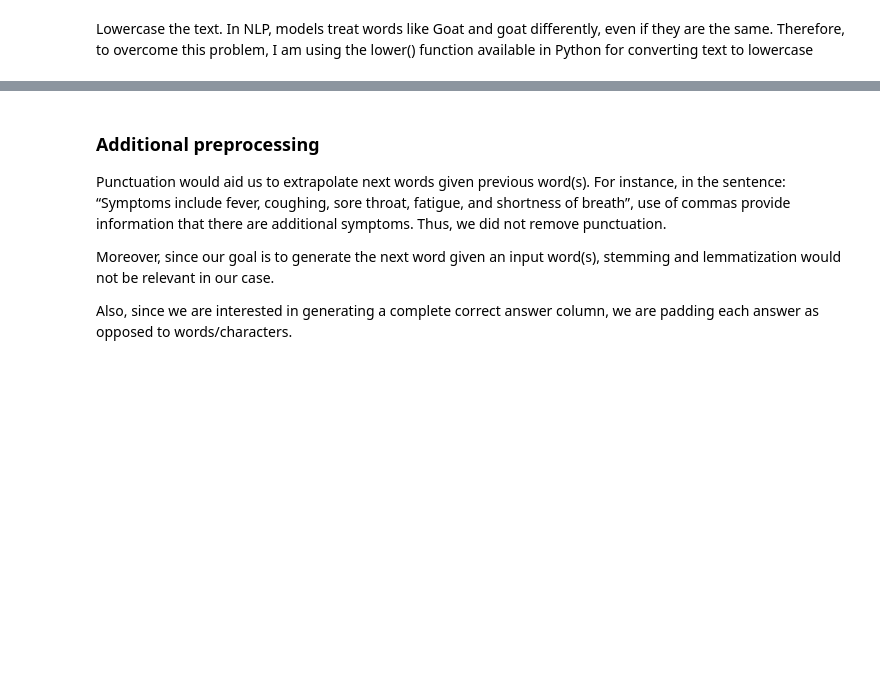
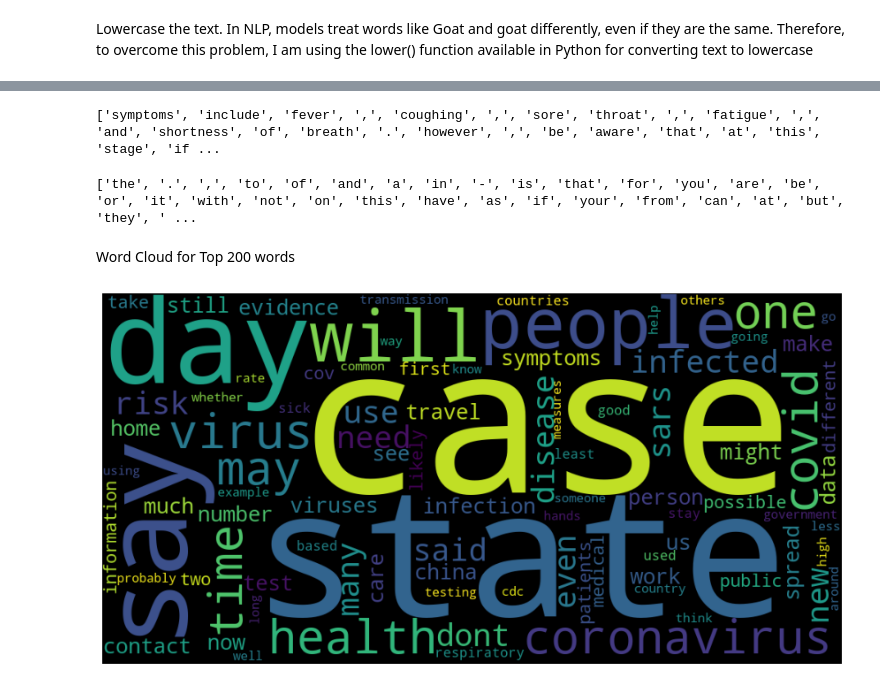
Before and after one commit to suhaillala/COVID_QA_Project, a Jupyter notebook: Project.ipynb, the cells around one changed output, grey strips where cells are left out. Saved outputs shown, nothing was run; the diff lists cells and outputs as text; code cells hidden in the pictures; blank space fills up the shorter version.

```diff
--- a/Project.ipynb
+++ b/Project.ipynb
@@ -209,0 +204,2 @@ Number of Unique words: 14594
+# %%
+combined_df['prep_answer'] = combined_df['prep_answer'].apply(lambda x:preprocess(x))
@@ -220,0 +275,5 @@ Number of sentences: 11268
+# %%
+def word_tokenizer(text):
+    return WordPunctTokenizer().tokenize(text)
+# %%
+word_tokens = combined_df.prep_answer.map(word_tokenizer).sum()
@@ -226,8 +290,25 @@ Average length: 22.33226837060703 words per sentence
-# %% [markdown]
-### Additional preprocessing
-
-Punctuation would aid us to extrapolate next words given previous word(s). For instance, in the sentence: “Symptoms include fever, coughing, sore throat, fatigue, and shortness of breath”, use of commas provide information that there are additional symptoms. Thus, we did not remove punctuation.
-
-Moreover, since our goal is to generate the next word given an input word(s), stemming and lemmatization would not be relevant in our case.
-
-Also, since we are interested in generating a complete correct answer column, we are padding each answer as opposed to words/characters.
+# %%
+print(word_tokens[:200])
+# %% [output]
+['symptoms', 'include', 'fever', ',', 'coughing', ',', 'sore', 'throat', ',', 'fatigue', ',', 'and', 'shortness', 'of', 'breath', '.', 'however', ',', 'be', 'aware', 'that', 'at', 'this', 'stage', 'if ...
+# %%
+most_common=([t[0] for t in Counter(word_tokens).most_common(200)])
+# %%
+# Top 200 words
+print(most_common)
+# %% [output]
+['the', '.', ',', 'to', 'of', 'and', 'a', 'in', '-', 'is', 'that', 'for', 'you', 'are', 'be', 'or', 'it', 'with', 'not', 'on', 'this', 'have', 'as', 'if', 'your', 'from', 'can', 'at', 'but', 'they', ' ...
+# %% [markdown]
+Word Cloud for Top 200 words
+# %%
+# plot the WordCloud image
+unique_string=(" ").join(most_common)
+wordcloud = WordCloud(width = 1000, height = 500).generate(unique_string)
+plt.figure(figsize=(15,8))
+plt.imshow(wordcloud)
+plt.axis("off")
+plt.savefig("your_file_name"+".png", bbox_inches='tight')
+plt.show()
+plt.close()
+# %% [output]
+[figure, added]
```
Also changed, not shown: parts of 34 cells of this notebook.
